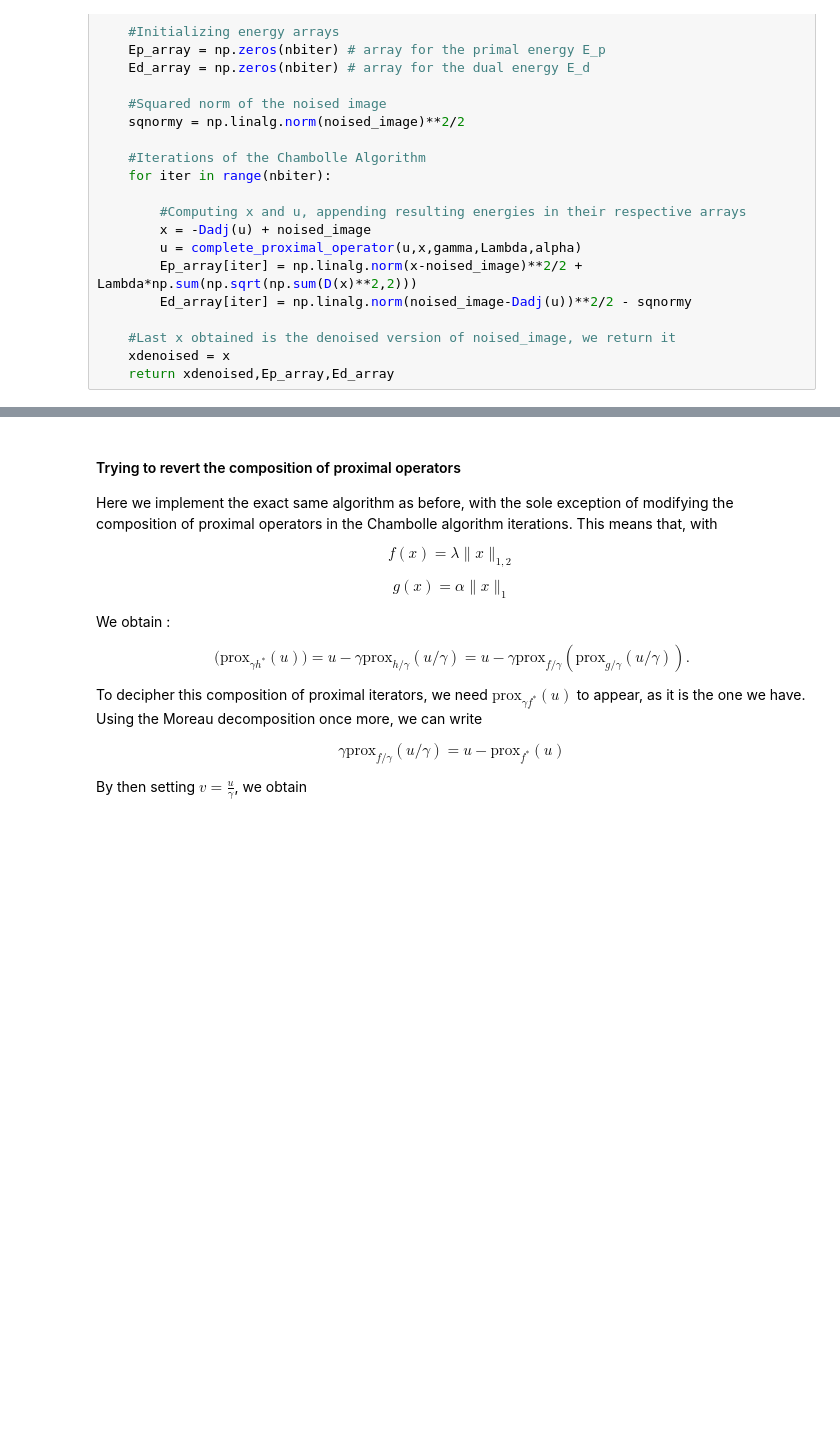
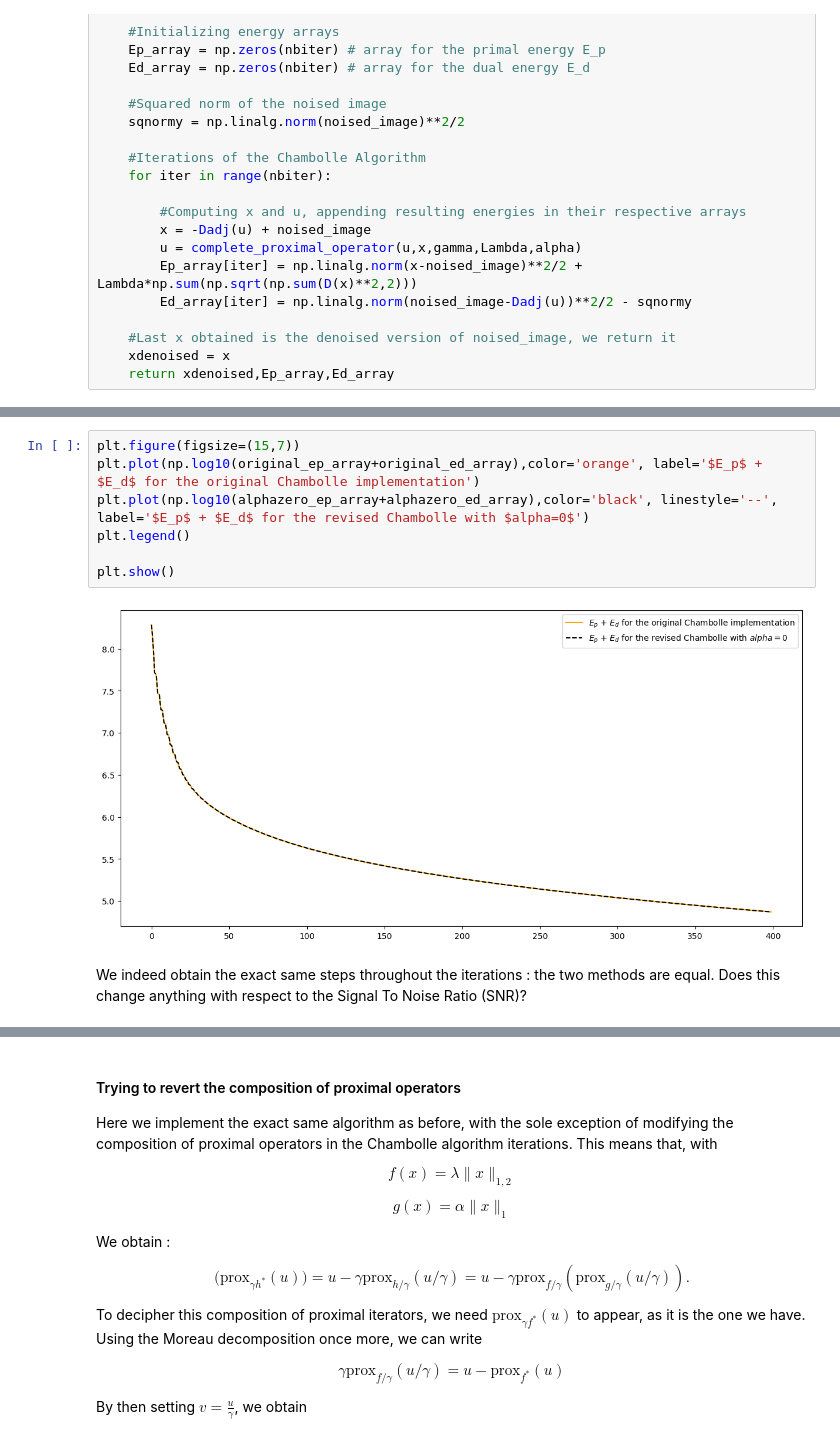
Before and after one commit to Romrchp/optml-project, a Jupyter notebook: background-notebooks/regularized_chambolle.ipynb, the cells around one changed output, grey strips where cells are left out. Saved outputs shown, nothing was run; the diff lists cells and outputs as text; blank space fills up the shorter version.

```diff
--- a/background-notebooks/regularized_chambolle.ipynb
+++ b/background-notebooks/regularized_chambolle.ipynb
@@ -261,0 +357,11 @@ plt.show()
+# %%
+plt.figure(figsize=(15,7))
+plt.plot(np.log10(original_ep_array+original_ed_array),color='orange', label='$E_p$ + $E_d$ for the original Chambolle implementation')
+plt.plot(np.log10(alphazero_ep_array+alphazero_ed_array),color='black', linestyle='--', label='$E_p$ + $E_d$ for the revised Chambolle with $alpha=0$')
+plt.legend()
+
+plt.show()
+# %% [output]
+[figure, added]
+# %% [markdown]
+We indeed obtain the exact same steps throughout the iterations : the two methods are equal. Does this change anything with respect to the Signal To Noise Ratio (SNR)?
```
Also changed, not shown: parts of 16 cells of this notebook.
